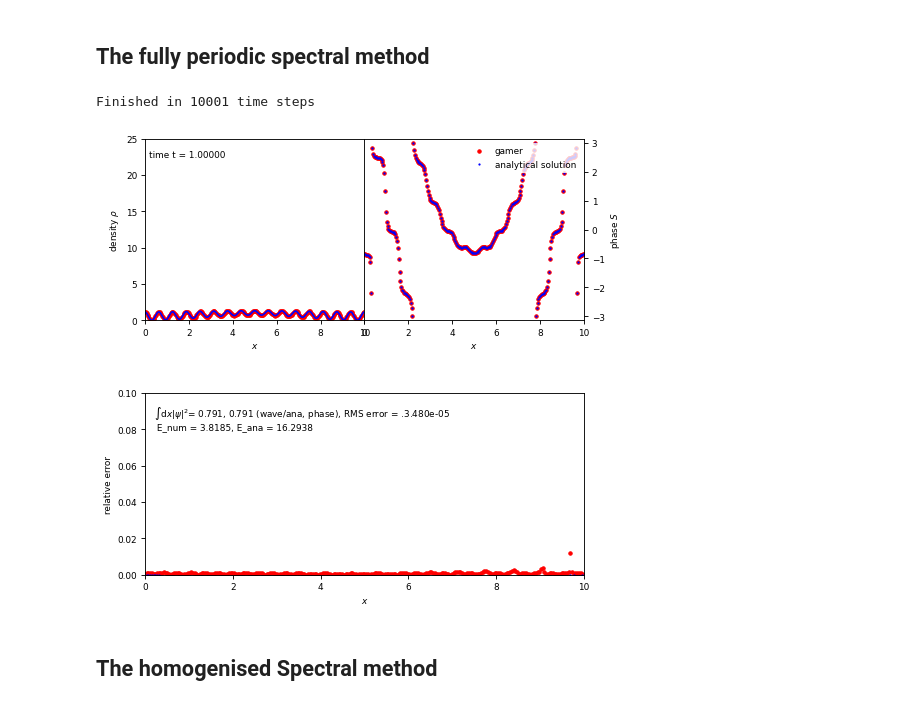
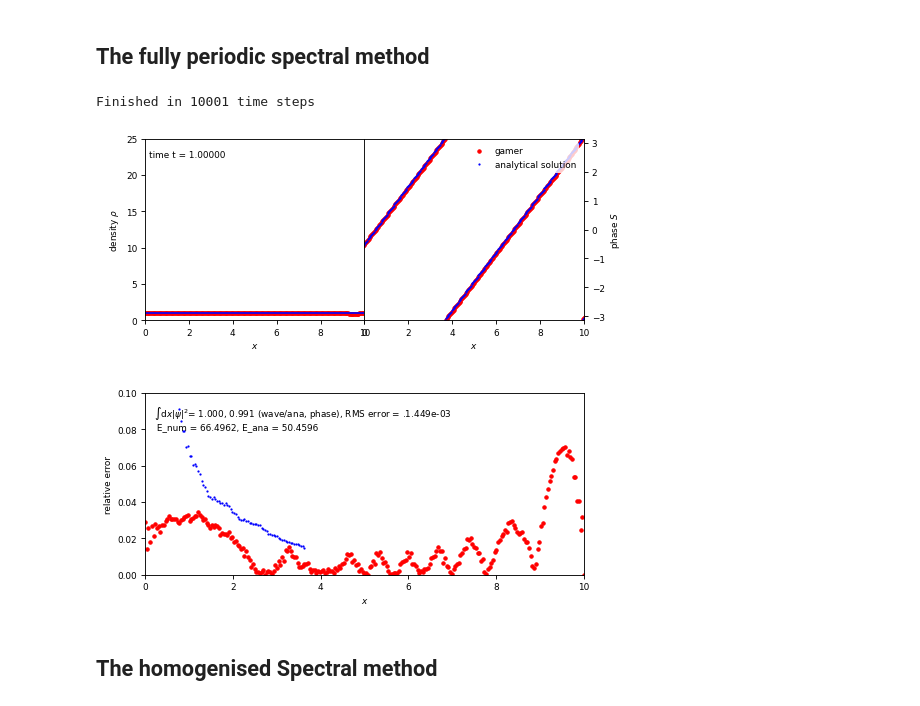
Before and after one commit to KunkelAlexander/fdm-hybrid-scheme, a Jupyter notebook: dirichlet_spectral.ipynb, the cells around one changed output. Cells and saved outputs as stored; diff of their text form; code cells hidden in the pictures.

```diff
--- a/dirichlet_spectral.ipynb
+++ b/dirichlet_spectral.ipynb
@@ -103,34 +103,34 @@ def multiWave(x, dx, t, hbar, m):
 # %%
 def extraConfig(c):
     c["nThreads"] = 2
     c["resolution"] = 256
     #c["phaseYlim"] = [-100, 100]
     c["dpi"] = 80
     c["fps"] = 1
     c["slowDown"] = 10
     c["tEnd"] = 1.0
     c["outputTimestep"] = True
     c["stencilOrder"] = 6
     c["timeOrder"] = 1
     c["C_parabolic"] = .4
     c["C_velocity"] = 1
     c["plotDensityLogarithm"] = False
     c["densityYlim"] = [0, 25]
     c["gravity"] = 0
     c["plotDebug"] = True
     c["xlim"] = [0, 10]
     c["domainSize"] = [0, 10]
     c["usePeriodicBC"] = False
 c = config.generateConfig()
 extraConfig(c)
-scheme = wave_schemes.GAMERScheme(c, periodic1DGaussian)
+scheme = wave_schemes.SpectralScheme(c, planeWave)
 scheme.run()
 
 
-animation.drawFrame(solver = scheme, label = "gamer", analyticalSolution = periodic1DGaussian, filename = "periodic_gs", waveSolver = None)
+animation.drawFrame(solver = scheme, label = "gamer", analyticalSolution = planeWave, filename = "periodic_gs", waveSolver = None)
 # %% [output]
 Finished in 10001 time steps
-[figure, old version]
+[figure, new version]
 # %% [markdown]
 ## The homogenised Spectral method
 # %%
```
Also changed, not shown: parts of 21 cells of this notebook.
